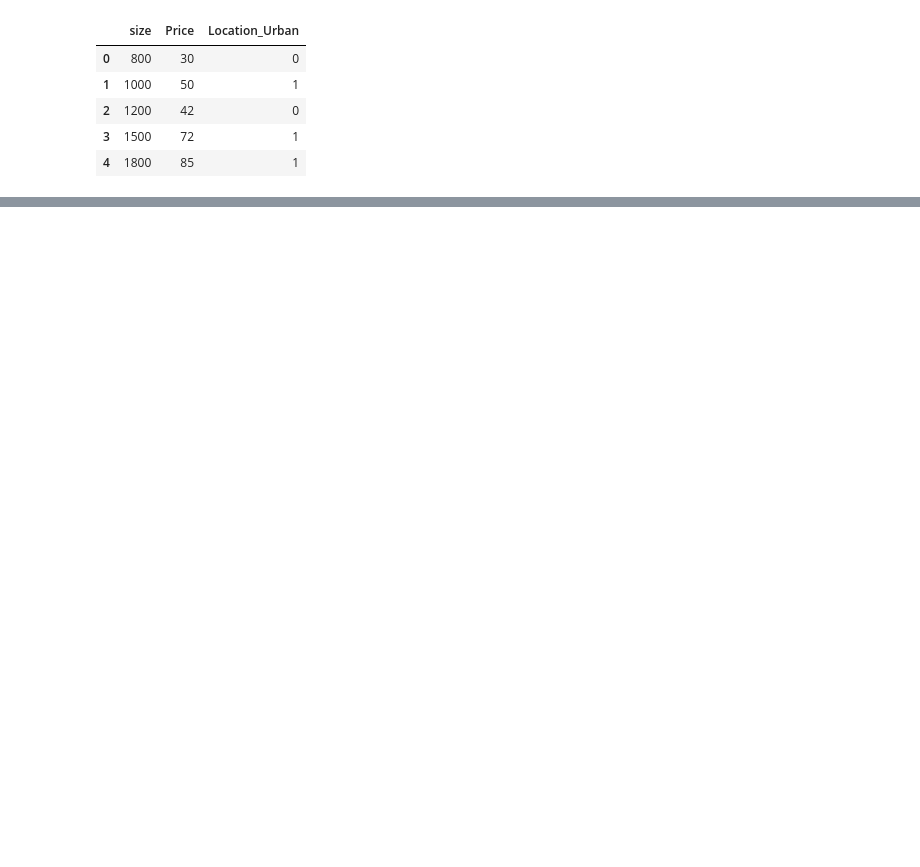
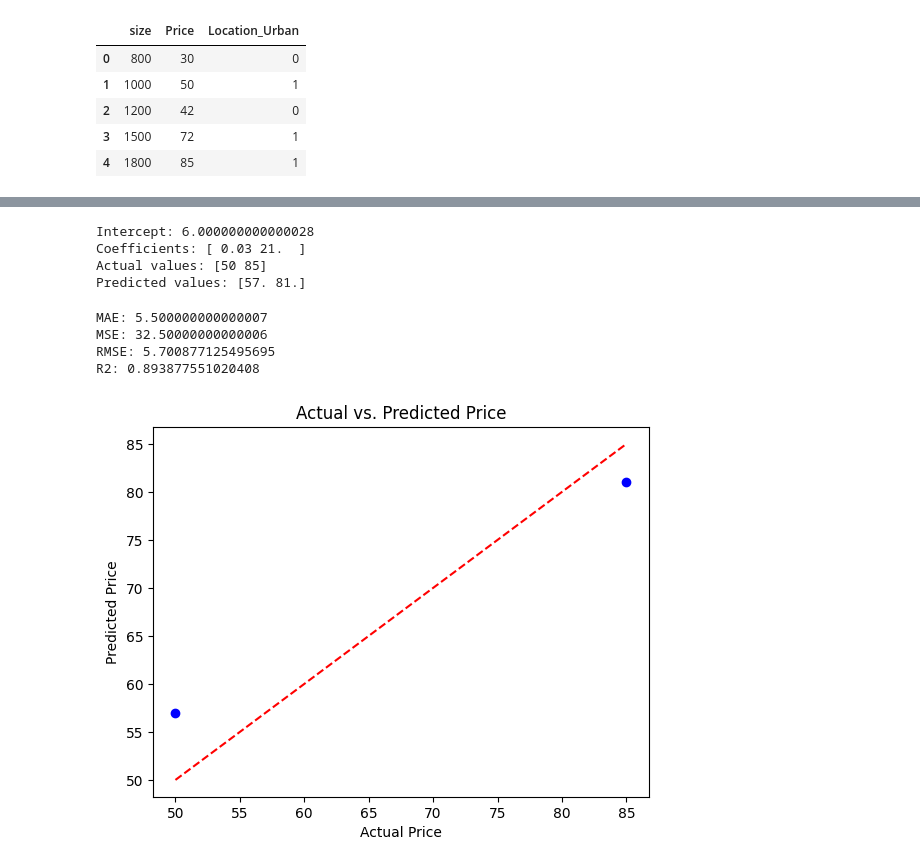
Before and after one commit to Swathi04705/Applied-Machine-Learning-Lab, a Jupyter notebook: linearRegression.ipynb, the cells around one changed output, grey strips where cells are left out. Saved outputs shown, nothing was run; the diff lists cells and outputs as text; code cells hidden in the pictures; blank space fills up the shorter version.

Commit message:
linear regression+ridge regression

```diff
--- a/linearRegression.ipynb
+++ b/linearRegression.ipynb
@@ -318,3 +459,18 @@ df_encoded
 | 2 | 1200 | 42 | 0 |
 | 3 | 1500 | 72 | 1 |
 | 4 | 1800 | 85 | 1 |
+# %%
+X_encoded = df_encoded[['size', 'Location_Urban']]
+y_encoded = df_encoded['Price']
+# %%
+X_train_encoded, X_test_encoded, y_train_encoded, y_test_encoded = train_test_split(
+    X_encoded,
+    y_encoded,
+    test_size=0.4,
+    random_state=42
+)
+
+model_encoded = LinearRegression()
+model_encoded.fit(X_train_encoded, y_train_encoded)
+
+y_pred_encoded = model_encoded.predict(X_test_encoded)
@@ -320,0 +538,31 @@ df_encoded
+# %%
+print("Intercept:", model_encoded.intercept_)
+print("Coefficients:", model_encoded.coef_)
+print("Actual values:", y_test_encoded.values)
+print("Predicted values:", y_pred_encoded)
+# %% [output]
+Intercept: 6.000000000000028
+Coefficients: [ 0.03 21.  ]
+Actual values: [50 85]
+Predicted values: [57. 81.]
+# %%
+print("MAE:", mean_absolute_error(y_test_encoded, y_pred_encoded))
+print("MSE:", mean_squared_error(y_test_encoded, y_pred_encoded))
+print("RMSE:", np.sqrt(mean_squared_error(y_test_encoded, y_pred_encoded)))
+print("R2:", r2_score(y_test_encoded, y_pred_encoded))
+# %% [output]
+MAE: 5.500000000000007
+MSE: 32.50000000000006
+RMSE: 5.700877125495695
+R2: 0.893877551020408
+# %%
+plt.scatter(y_test_encoded, y_pred_encoded, color="blue")
+minimum = min(y_test_encoded.min(), y_pred_encoded.min())
+maximum = max(y_test_encoded.max(), y_pred_encoded.max())
+plt.plot([minimum, maximum], [minimum, maximum], color="red", linestyle="--")
+plt.xlabel("Actual Price")
+plt.ylabel("Predicted Price")
+plt.title("Actual vs. Predicted Price")
+plt.show()
+# %% [output]
+[figure, added]
```
Also changed, not shown: parts of 12 cells of this notebook.
